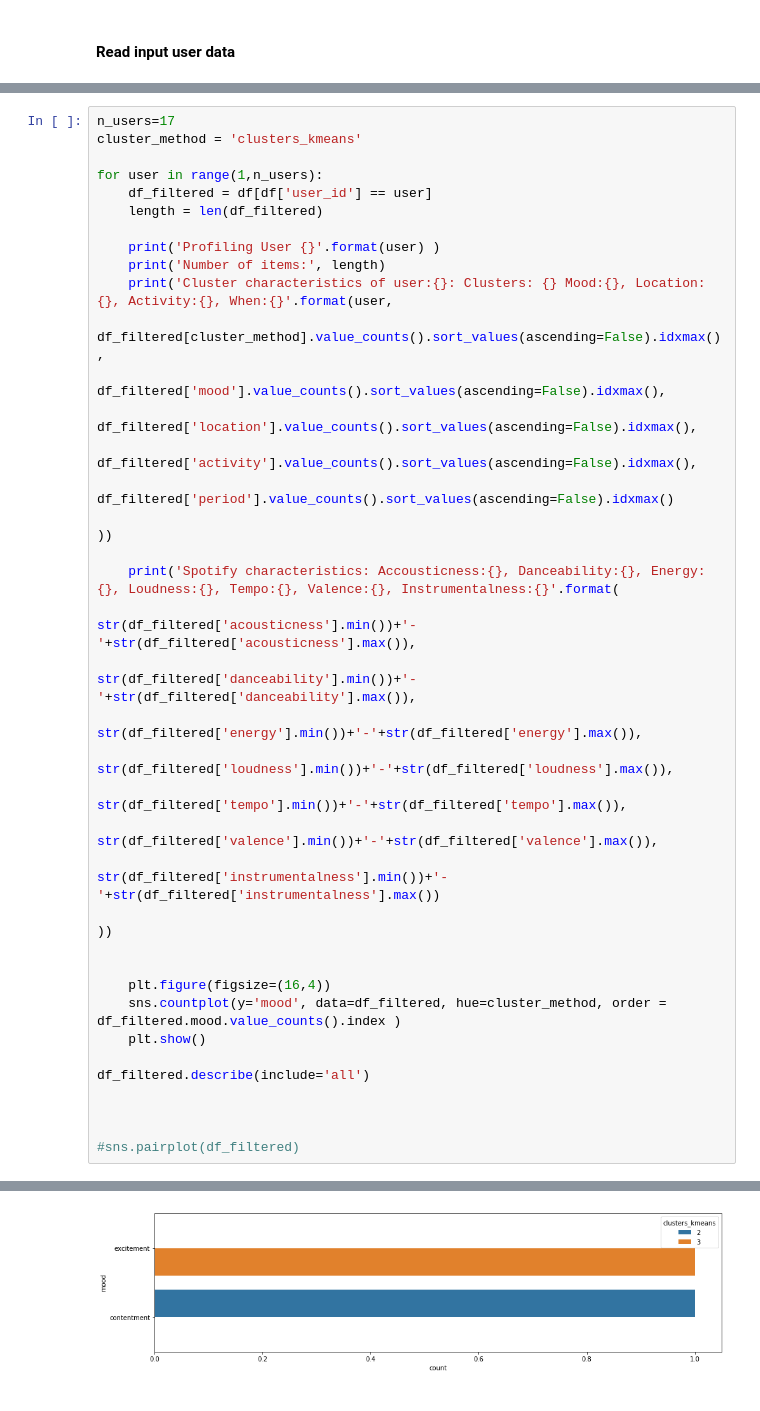
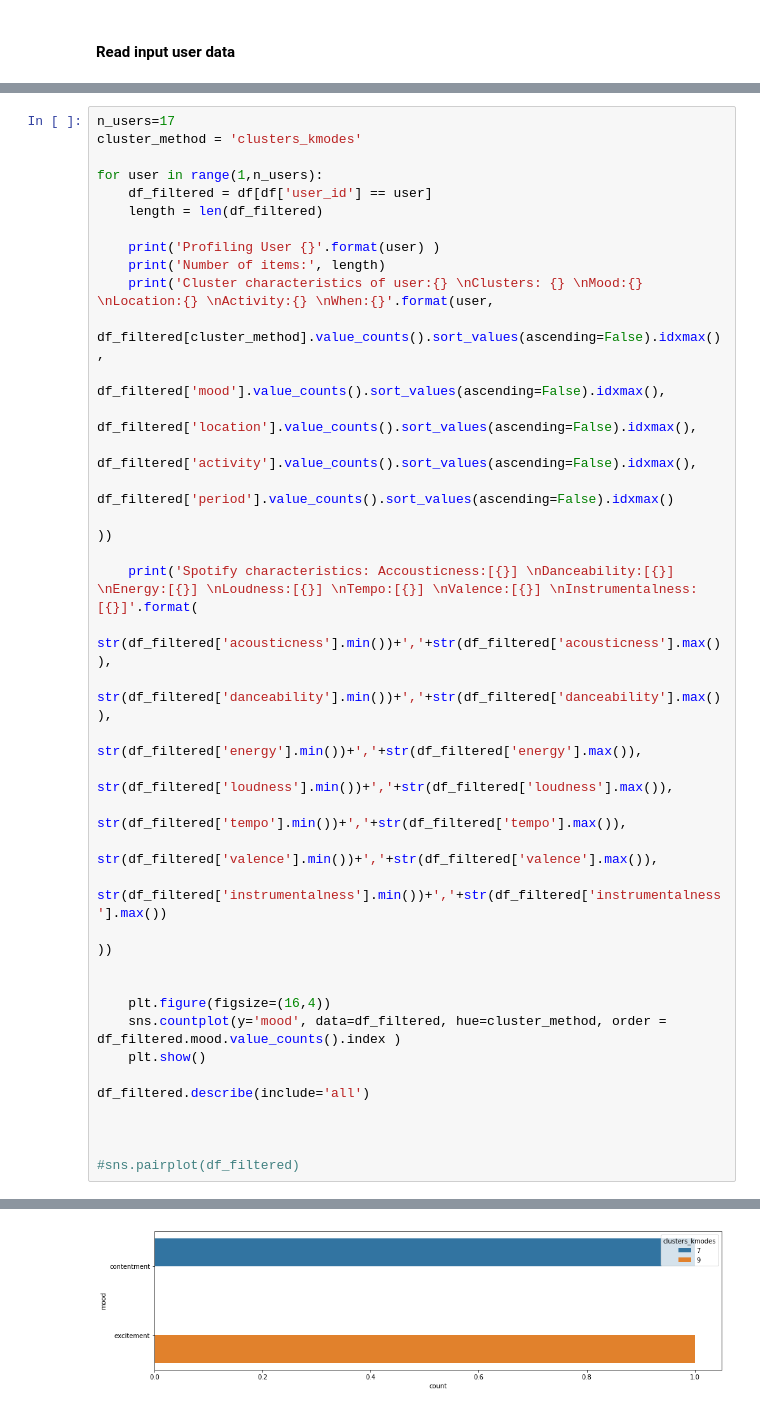
Before and after one commit to epistimi4/emotion_based_music_recomendation, a Jupyter notebook: correlations/User analysis based on music preferences.ipynb, the cells around one changed output, grey strips where cells are left out. Cells and saved outputs as stored; diff of their text form.

Commit message:
User Profiling

```diff
--- a/correlations/User analysis based on music preferences.ipynb
+++ b/correlations/User analysis based on music preferences.ipynb
@@ -31,6 +31,6 @@ df.tail()
 # %%
 n_users=17
-cluster_method = 'clusters_kmeans'
+cluster_method = 'clusters_kmodes'
 
 for user in range(1,n_users):
     df_filtered = df[df['user_id'] == user]
@@ -38,7 +38,7 @@ for user in range(1,n_users):
 
     print('Profiling User {}'.format(user) )
     print('Number of items:', length)
-    print('Cluster characteristics of user:{}: Clusters: {} Mood:{}, Location:{}, Activity:{}, When:{}'.format(user,
+    print('Cluster characteristics of user:{} \nClusters: {} \nMood:{} \nLocation:{} \nActivity:{} \nWhen:{}'.format(user,
                                                                                         df_filtered[cluster_method].value_counts().sort_values(ascending=False).idxmax(),
                                                                                         df_filtered['mood'].value_counts().sort_values(ascending=False).idxmax(),
                                                                                         df_filtered['location'].value_counts().sort_values(ascending=False).idxmax(),
@@ -46,14 +46,14 @@ for user in range(1,n_users):
                                                                                         df_filtered['period'].value_counts().sort_values(ascending=False).idxmax()
                                                                                                                     ))
 
-    print('Spotify characteristics: Accousticness:{}, Danceability:{}, Energy:{}, Loudness:{}, Tempo:{}, Valence:{}, Instrumentalness:{}'.format(
-                                                                                        str(df_filtered['acousticness'].min())+'-'+str(df_filtered['acousticness'].max()),
-                                                                                        str(df_filtered['danceability'].min())+'-'+str(df_filtered['danceability'].max()),
-                                                                                        str(df_filtered['energy'].min())+'-'+str(df_filtered['energy'].max()),
-                                                                                        str(df_filtered['loudness'].min())+'-'+str(df_filtered['loudness'].max()),
-                                                                                        str(df_filtered['tempo'].min())+'-'+str(df_filtered['tempo'].max()),
-                                                                                        str(df_filtered['valence'].min())+'-'+str(df_filtered['valence'].max()),
-                                                                                        str(df_filtered['instrumentalness'].min())+'-'+str(df_filtered['instrumentalness'].max())
+    print('Spotify characteristics: Accousticness:[{}] \nDanceability:[{}] \nEnergy:[{}] \nLoudness:[{}] \nTempo:[{}] \nValence:[{}] \nInstrumentalness:[{}]'.format(
+                                                                                        str(df_filtered['acousticness'].min())+','+str(df_filtered['acousticness'].max()),
+                                                                                        str(df_filtered['danceability'].min())+','+str(df_filtered['danceability'].max()),
+                                                                                        str(df_filtered['energy'].min())+','+str(df_filtered['energy'].max()),
+                                                                                        str(df_filtered['loudness'].min())+','+str(df_filtered['loudness'].max()),
+                                                                                        str(df_filtered['tempo'].min())+','+str(df_filtered['tempo'].max()),
+                                                                                        str(df_filtered['valence'].min())+','+str(df_filtered['valence'].max()),
+                                                                                        str(df_filtered['instrumentalness'].min())+','+str(df_filtered['instrumentalness'].max())
                                                                                                                     ))
 
 
@@ -84,3 +117,3 @@ Spotify characteristics: Accousticness:0.0622-0.778, Danceability:0.606-0.776, E
-[figure, old version]
+[figure, new version]
 Profiling User 4
 Number of items: 1
```
Also changed, not shown: parts of 2 cells of this notebook.
